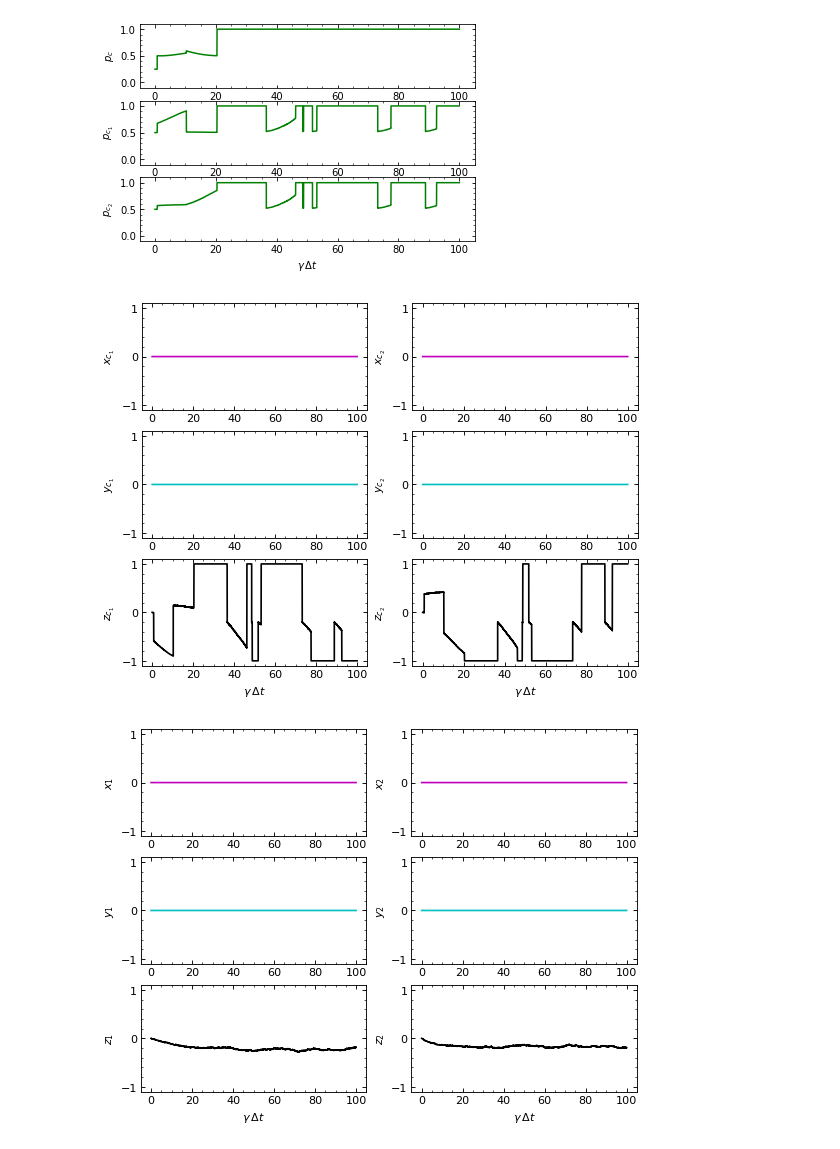
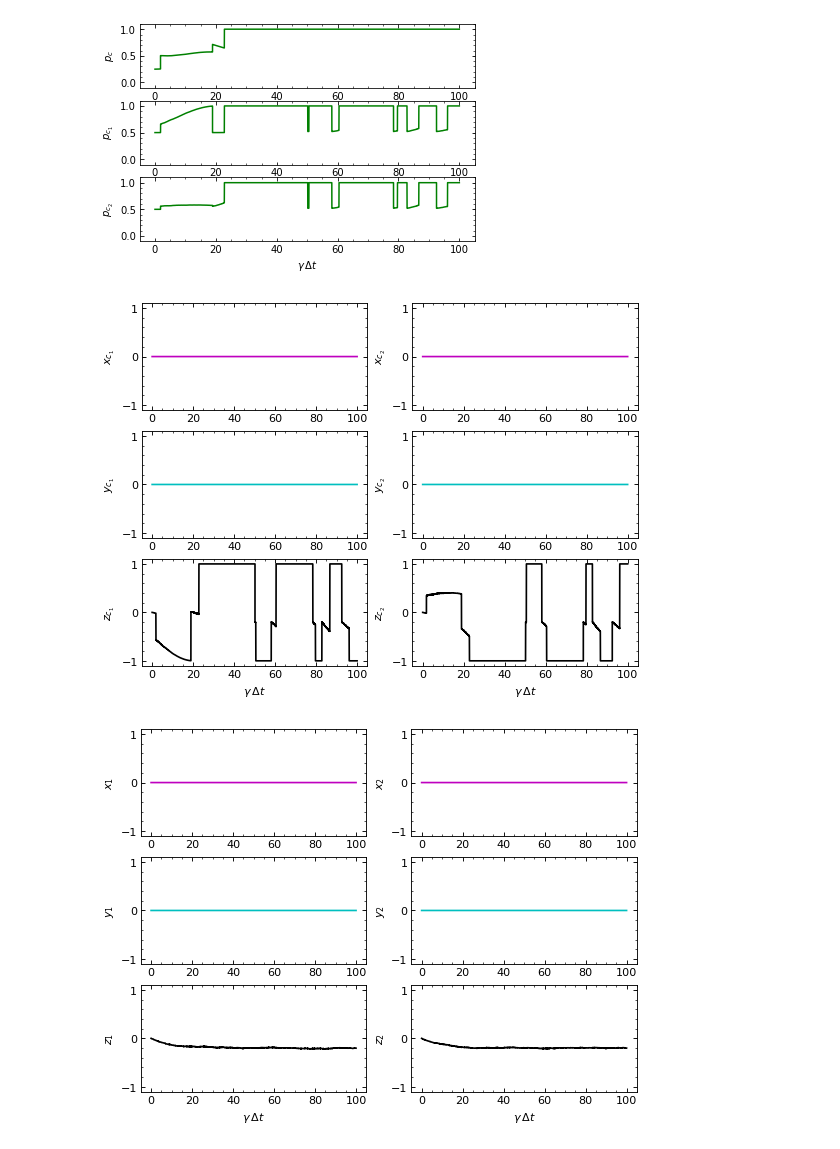
Before and after one commit to shakib6/2qBath_SME, a Jupyter notebook: 2q_sme.ipynb, the cells around one changed output. Drawn from its saved outputs; the diff is of its cells as text; code cells hidden in the pictures.

Commit message:
saving figures.

```diff
--- a/2q_sme.ipynb
+++ b/2q_sme.ipynb
@@ -41,7 +41,7 @@ lambda1, lambda2 = 1.0e+1, 1.0e+1
 # --- time step ---
 dt = 1.0e-3
 counter = round(100.0/dt)
-ntraj = 1000
+ntraj = 6000
 
 # --- Dimensionless gammas ---
 g1 = (lambda1*dt)**2
@@ -193,7 +194,7 @@ for k in range(counter+1):
     z2[k] = np.mean(z2_c[:,k])
 #     purity[k] = np.mean(purity_c[:,k])
 # %%
-traj_tag = 8
+traj_tag = 9
 time_win = np.arange(0,np.size(purity_c[traj_tag]))*dt
 # np.savetxt('coh_bath.txt',log_neg)
 
@@ -368,36 +369,36 @@ plt.tick_params(axis='both', which='both', direction='in',bottom=True, top=True,
 
 plt.figure(3,figsize=(8, 6), dpi=80, facecolor='w', edgecolor='k')
 plt.subplot(326)
 plt.plot(time_win,z2,'k')
 plt.xlabel('$\gamma\,\Delta t$')
 plt.ylabel('$z_2$')
 plt.ylim((-1.1,1.1))
 plt.minorticks_on()
 plt.tick_params(axis='both', which='both', direction='in',bottom=True, top=True, left=True, right=True)
 
 
 plt.savefig('bloch_vecs.pdf')
 plt.show()
 
 np.savetxt('pc.txt',np.real(purity_c[traj_tag]))
 np.savetxt('pc1.txt',0.5*(1.0+x1_c[traj_tag]**2+y1_c[traj_tag]**2+z1_c[traj_tag]**2))
 np.savetxt('pc2.txt',0.5*(1.0+x2_c[traj_tag]**2+y2_c[traj_tag]**2+z2_c[traj_tag]**2))
 np.savetxt('x1_c.txt',x1_c[traj_tag])
 np.savetxt('y1_c.txt',y1_c[traj_tag])
 np.savetxt('z1_c.txt',z1_c[traj_tag])
 np.savetxt('x2_c.txt',x2_c[traj_tag])
 np.savetxt('y2_c.txt',y2_c[traj_tag])
 np.savetxt('z2_c.txt',z2_c[traj_tag])
 np.savetxt('x1.txt',x1)
 np.savetxt('y1.txt',y1)
 np.savetxt('z1.txt',z1)
 np.savetxt('x2.txt',x2)
 np.savetxt('y2.txt',y2)
 np.savetxt('z2.txt',z2)
 # %% [output]
-[figure, old version]
+[figure, new version]
-[figure, old version]
+[figure, new version]
-[figure, old version]
+[figure, new version]
 # %%
 print(traj_tag)
 np.set_printoptions(precision=8)
```
Also changed, not shown: parts of 1 cell of this notebook.
